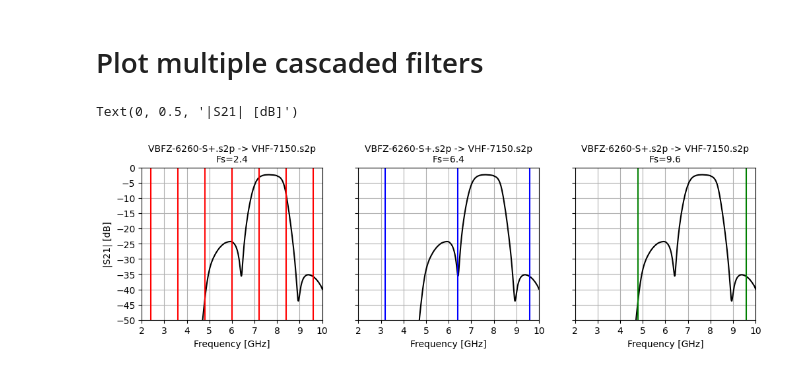
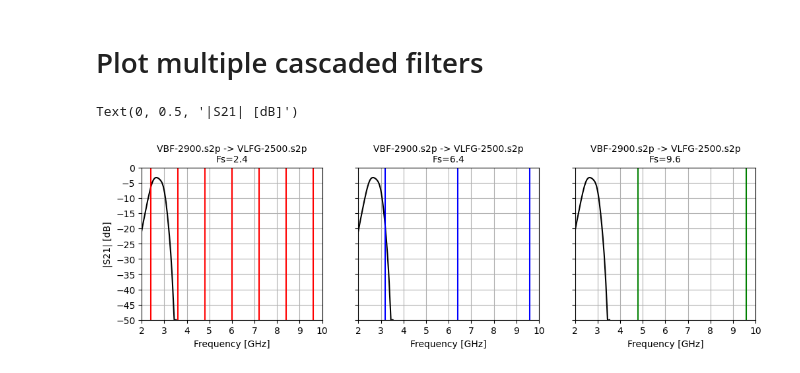
Before and after one commit to BillyKalfus/acadia, a Jupyter notebook: misc/nyquist_zones.ipynb, the cells around one changed output. Cells and saved outputs as stored; diff of their text form; code cells hidden in the pictures.

```diff
--- a/misc/nyquist_zones.ipynb
+++ b/misc/nyquist_zones.ipynb
@@ -106,6 +105,32 @@ for url in urls:
     filename,message = urlretrieve(url)
     with ZipFile(filename, "r") as zipfile:
         zipfile.extractall("/tmp/filters")
+# %%
+import os
+import shutil
+
+# Clean up the files
+# first, expand any directories
+for filename in os.listdir("/tmp/filters"):
+    fullpath = os.path.join("/tmp/filters", filename)
+    if os.path.isdir(fullpath):
+        for subfile in os.listdir(fullpath):
+            shutil.move(os.path.join(fullpath, subfile), os.path.join("/tmp/filters", subfile))
+        shutil.rmtree(fullpath)
+
+# Go through again, remove files not at 25C and rename
+for filename in os.listdir("/tmp/filters"):
+    fullpath = os.path.join("/tmp/filters", filename)
+    if ("Minus" in filename) or ("Plus" in filename and "Plus25" not in filename):
+        os.remove(fullpath)
+    elif "-S+" in filename:
+        shutil.move(fullpath, fullpath[:fullpath.index("-S+")] + ".s2p")
+    elif "+" in filename:
+        shutil.move(fullpath, fullpath[:fullpath.index("+")] + ".s2p")
+    elif ".S2P" in filename:
+        shutil.move(fullpath, fullpath[:fullpath.index(".S2P")] + ".s2p")
+    else:
+        print(f"Did not modify filename {filename}")
 # %%
 import matplotlib.pyplot as plt
 import os
@@ -221,7 +237,7 @@ import os
 from copy import copy
 import numpy as np
 
-chain = ["VBFZ-6260-S+.s2p", "VHF-7150.s2p"]
+chain = ["VBF-2900.s2p", "VLFG-2500.s2p"]
 sampling_frequencies = [(2.4, "red"), (6.4, "blue"), (9.6, "green")]
 xlim = [2, 10]
 points = 1001
@@ -286,31 +302,31 @@ for filename in chain:
     freqs = np.array(freqs)
     freqs_GHz = freqs*1e-9
     S = np.array([S11_list, S21_list, S12_list, S22_list])
 
     for i in range(4):
         total_S[i,:] *= np.interp(interp_freqs, freqs_GHz, S[i,:])
 
 fig,ax = plt.subplots(1,3,figsize=(12,3), sharey=True)
 
 for idx,(sampling_frequency,color) in enumerate(sampling_frequencies):
     ax[idx].plot(interp_freqs, 20*np.log10(np.abs(total_S[1,:])), c="black")
     nz = 1
     nz_boundary = nz*sampling_frequency/2
     while nz_boundary < freqs_GHz[-1]:
         ax[idx].plot([nz_boundary, nz_boundary], [-100,100], "-", c=color)
         nz += 1
         nz_boundary = nz*sampling_frequency/2
 
     ax[idx].set_xlabel("Frequency [GHz]")
     ax[idx].grid()
     ax[idx].set_title(f"{' -> '.join(chain)}\nFs={sampling_frequency}", fontsize=10)
     ax[idx].set_xlim(xlim if xlim is not None else [0, interp_freqs[-1]])
     ax[idx].set_ylim([-50, 0])
     ax[idx].set_yticks(np.arange(-50, 1, 5))
     if xticks is not None:
         ax[idx].set_xticks(xticks)
 
 ax[0].set_ylabel("|S21| [dB]")
 # %% [output]
 Text(0, 0.5, '|S21| [dB]')
-[figure, old version]
+[figure, new version]
```
Also changed, not shown: parts of 2 cells of this notebook, 4 other files.
